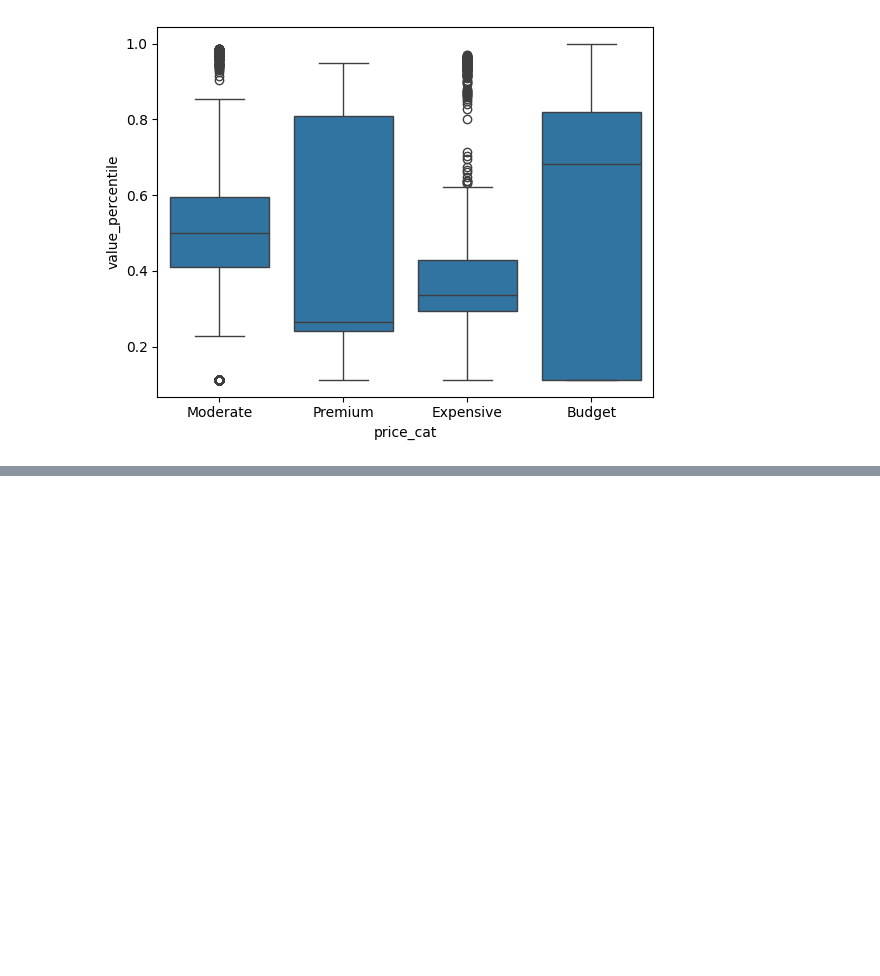
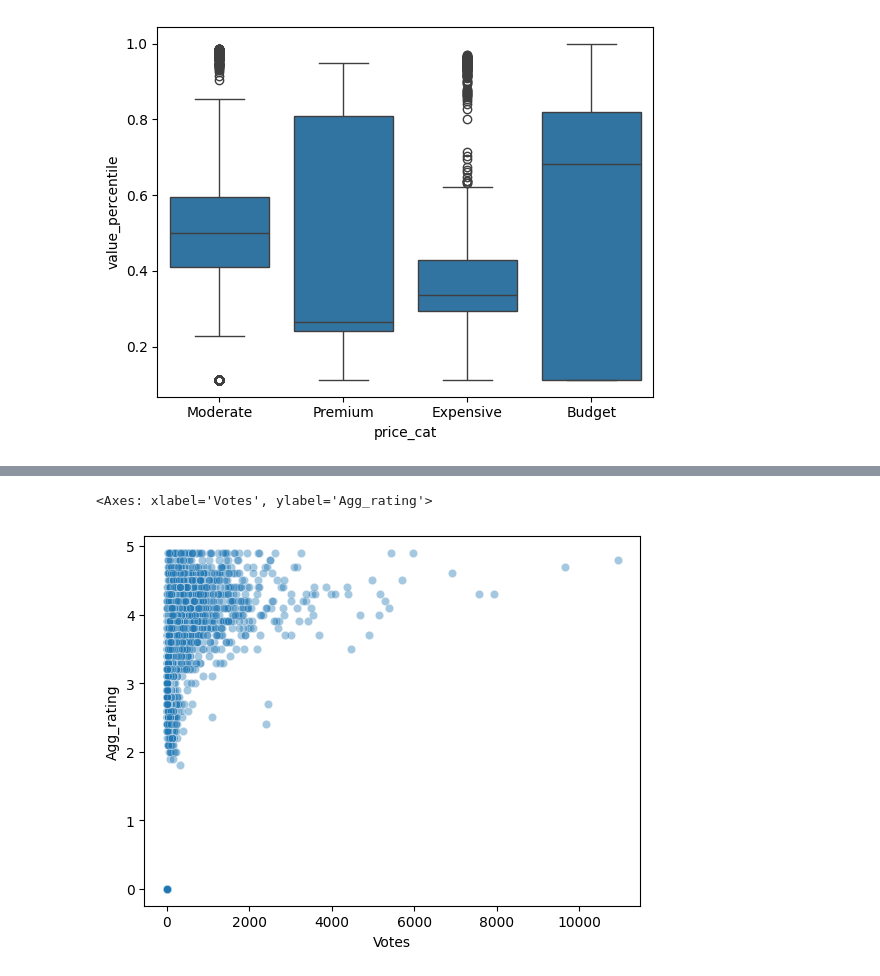
Before and after one commit to DivyeshRBhavsar/Restaurant-analysis, a Jupyter notebook: Notebooks/EDA.ipynb, the cells around one changed output, grey strips where cells are left out. Cells and saved outputs as stored; diff of their text form; code cells hidden in the pictures; blank space fills up the shorter version.

Commit message:
The updation of the EDA plots with description

```diff
--- a/Notebooks/EDA.ipynb
+++ b/Notebooks/EDA.ipynb
@@ -25,0 +43,5 @@ sns.boxplot(x='price_cat', y='value_percentile', data=df)
+# %%
+sns.scatterplot(x='Votes',y='Agg_rating', data=df,alpha=0.4)
+# %% [output]
+<Axes: xlabel='Votes', ylabel='Agg_rating'>
+[figure, added]
```
Also changed, not shown: parts of 7 cells of this notebook.
